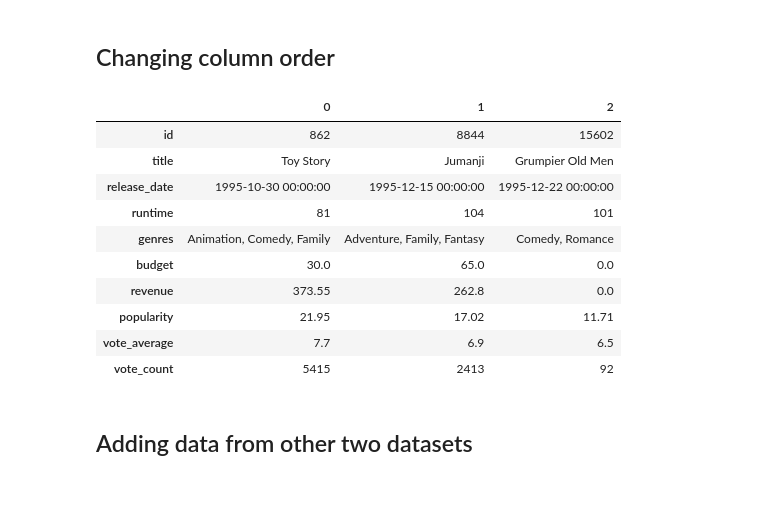
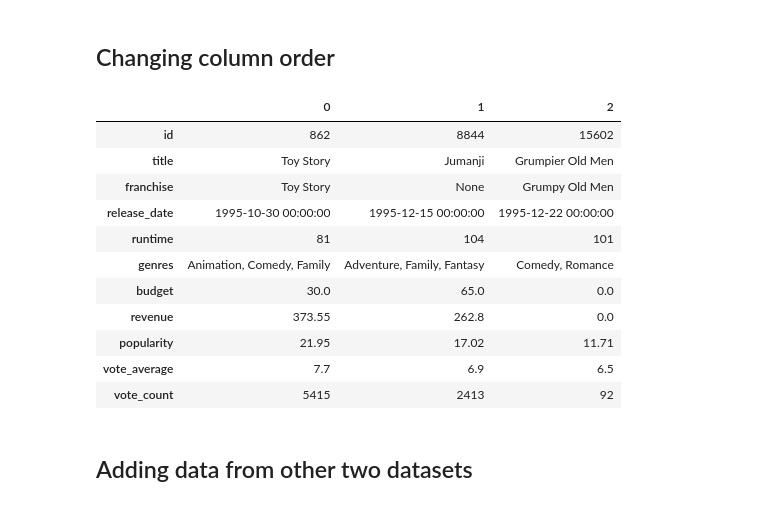
Before and after one commit to SanAntonik/MRS, a Jupyter notebook: DA_skill_showcase/MRS.ipynb, the cells around one changed output. Saved outputs shown, nothing was run; the diff lists cells and outputs as text; code cells hidden in the pictures.

Commit message:
Return 'franchise' column

```diff
--- a/DA_skill_showcase/MRS.ipynb
+++ b/DA_skill_showcase/MRS.ipynb
@@ -129,7 +129,6 @@ df = df.drop(
         "spoken_languages",
         "overview",
         "tagline",
-        "belongs_to_collection",
         "original_language",
         "production_companies",
         "production_countries"
@@ -243,0 +248,16 @@ df.head(3)
+# %%
+def extract_franchise_name(x):
+    try:
+        # Use literal_eval to safely evaluate the string as a Python dictionary
+        # Extract the 'name' value from the dictionary
+        return literal_eval(x)["name"]
+    except (ValueError, TypeError):
+        return None
+
+# Apply the extract_franchise_name function to each value in the 'belongs_to_collection' column
+df["franchise"] = df["belongs_to_collection"].apply(extract_franchise_name).str.strip()
+# Remove the word 'Collection' (case-insensitive) from the end of each franchise name
+df["franchise"] = df["franchise"].str.replace(r"[Cc]ollection$", "", regex=True)
+# Remove trailing spaces before and after the string
+df["franchise"] = df["franchise"].str.strip()
+df = df.drop(["belongs_to_collection"], axis=1)
@@ -348,22 +379,24 @@ Time to rearrange columns a little bit because I'm not happy with the order of c
 # %%
 new_cols_order = [
     "id",
     "title",
+    "franchise",
     "release_date",
     "runtime",
     "genres",
     "budget",
     "revenue",
     "popularity",
     "vote_average",
     "vote_count"
 ]
 df = df[new_cols_order]
 df.head(3).transpose()
 # %% [output]
 |  | 0 | 1 | 2 |
 | id | 862 | 8844 | 15602 |
 | title | Toy Story | Jumanji | Grumpier Old Men |
+| franchise | Toy Story | None | Grumpy Old Men |
 | release_date | 1995-10-30 00:00:00 | 1995-12-15 00:00:00 | 1995-12-22 00:00:00 |
 | runtime | 81 | 104 | 101 |
 | genres | Animation, Comedy, Family | Adventure, Family, Fantasy | Comedy, Romance |
```
Also changed, not shown: parts of 23 cells of this notebook.
